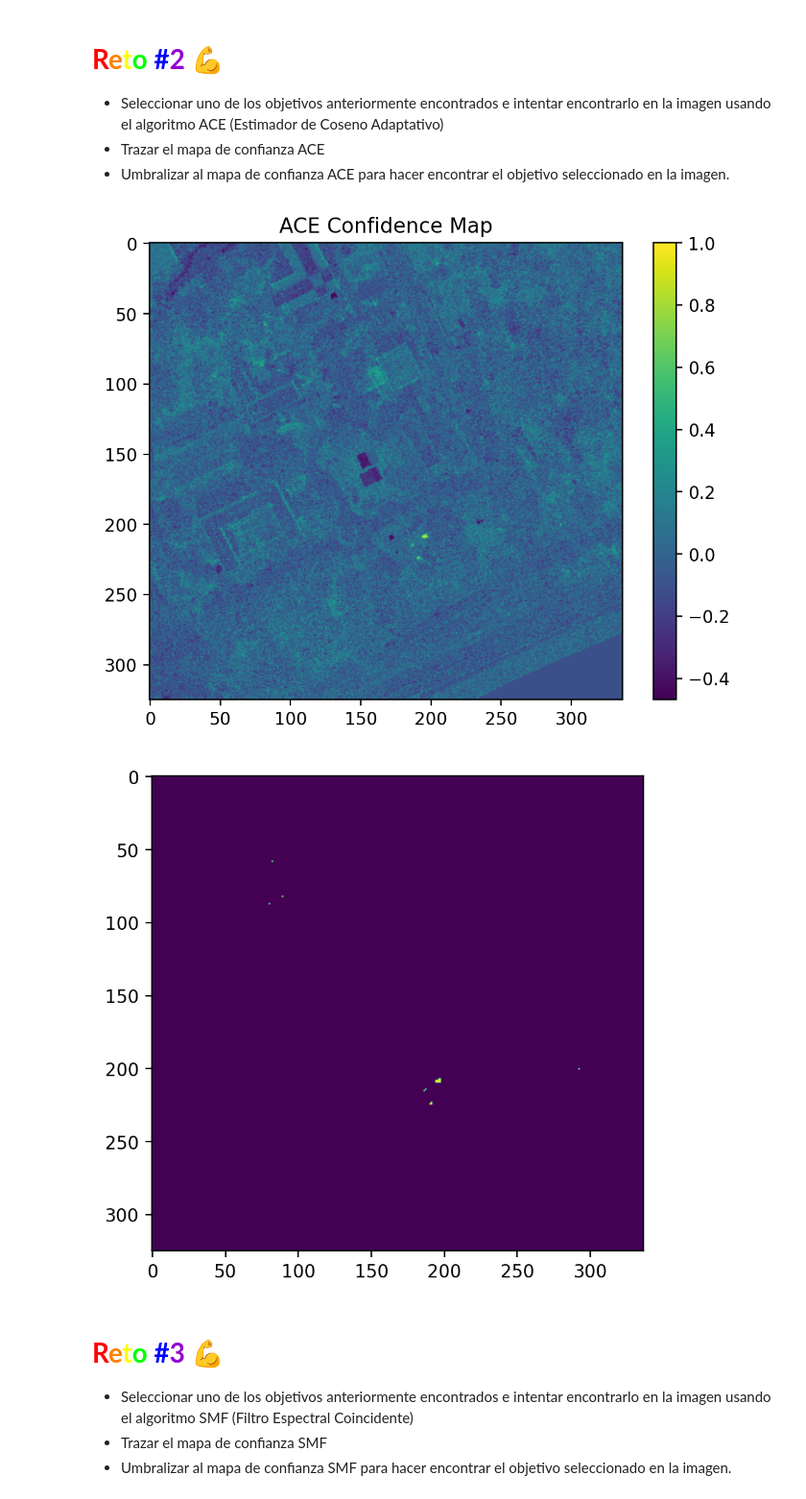
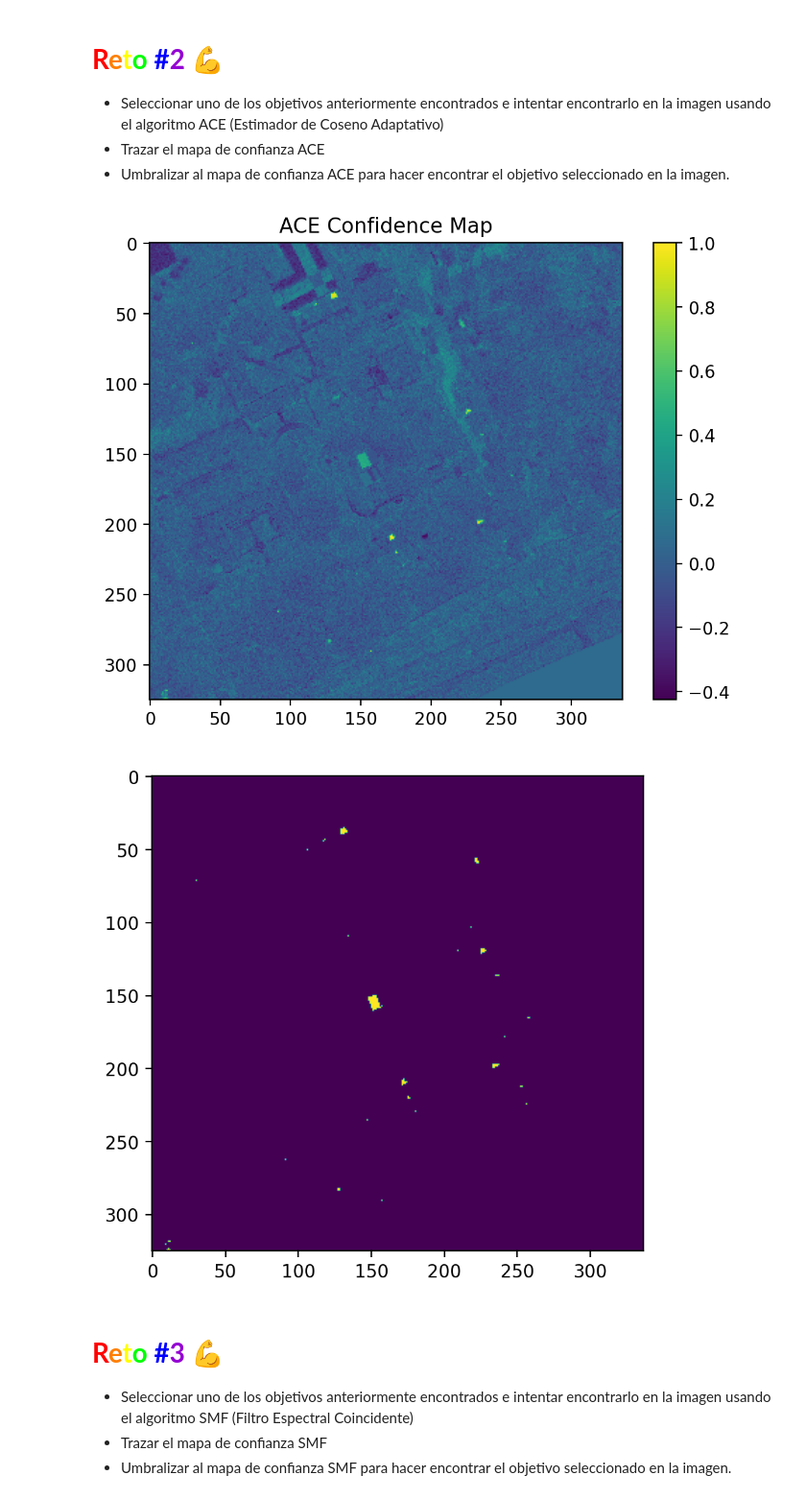
Before and after one commit to Majinka10/Hands-on-Computer-Vision, a Jupyter notebook: Sesiones/Sesion4/Parte-2/Notebooks/TargetDetection.ipynb, the cells around one changed output. Shown at 96% size. Saved outputs shown, nothing was run; the diff lists cells and outputs as text; code cells hidden in the pictures.

Commit message:
Notebook TargetDetection done

```diff
--- a/Sesiones/Sesion4/Parte-2/Notebooks/TargetDetection.ipynb
+++ b/Sesiones/Sesion4/Parte-2/Notebooks/TargetDetection.ipynb
@@ -130,7 +130,7 @@ plt.show()
 # seleccionar los espectros para el objetivo que desees, intenta encontrarlo utilizando el Estimador de Coseno Adaptativo (ACE)
 # La funcion ACE recibe dos parametros: conjunto de datos y un objetivo espectral específico
 
-target = tgts[:,3] # Elije el objetivo deseado a partir de los mostrados anteriormente
+target = tgts[:,0] # Elije el objetivo deseado a partir de los mostrados anteriormente
 conf_ace = ace_detector(hsi, target) # Evalúa el algoritmo ACE
 # %%
 # trazar el mapa de confianza ACE
@@ -140,4 +140,4 @@ plt.colorbar()
 plt.title('ACE Confidence Map')
 plt.show()
 # %% [output]
-[figure, old version]
+[figure, new version]
@@ -146,10 +144,10 @@ plt.show()
 # %%
 # Aplicar el umbral al mapa de confianza para hacer declaraciones de objetivos
 # Selecciona todos los píxeles con una confianza superior a 0,5
-plt.imshow(conf_ace > 0.5)
+plt.imshow(conf_ace > 0.4)
 plt.show()
 # %% [output]
-[figure, old version]
+[figure, new version]
 # %% [markdown]
 # **<font color='#ECA702'>**<font color='#ECA702'>**<font color="#FF0000">R</font><font color="#FF7F00">e</font><font color="#FFFF00">t</font><font color="#00FF00">o</font><font color="#0000FF"> #</font><font color="#9400D3">3</font> 💪**</font>
 * Seleccionar uno de los objetivos anteriormente encontrados e intentar encontrarlo en la imagen usando el algoritmo SMF (Filtro Espectral Coincidente)
```
Also changed, not shown: parts of 16 cells of this notebook.
